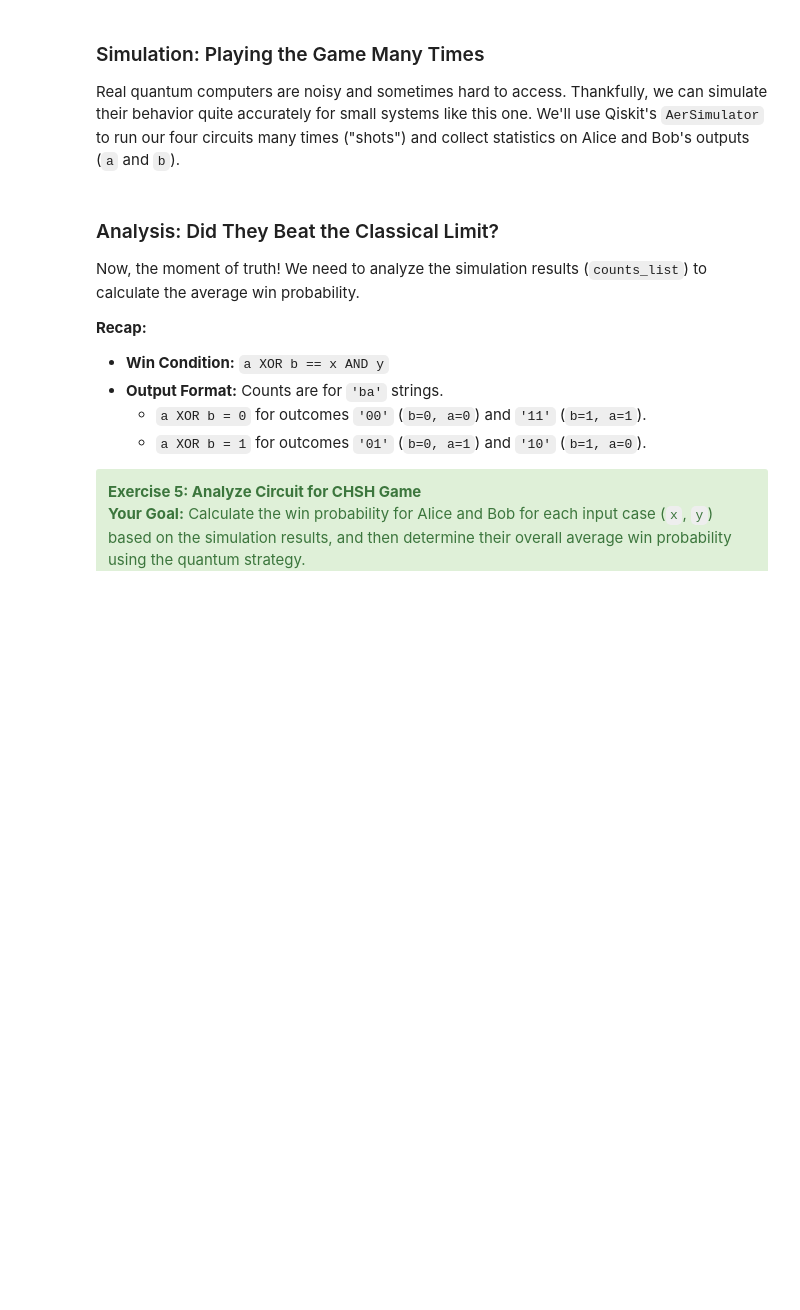
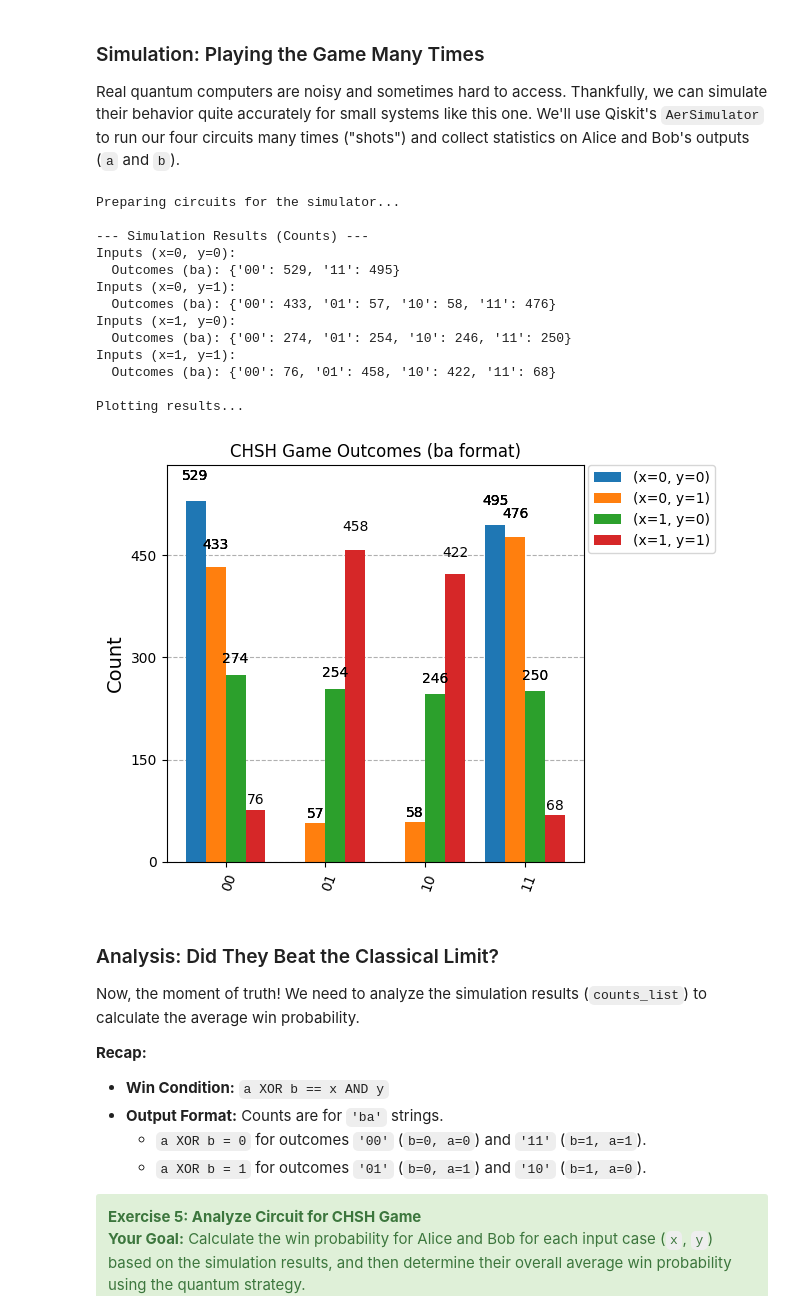
Before and after one commit to sepidi/qgss-2025, a Jupyter notebook: lab-1/lab1.ipynb, the cells around one changed output. Saved outputs shown, nothing was run; the diff lists cells and outputs as text; code cells hidden in the pictures; blank space fills up the shorter version.

```diff
--- a/lab-1/lab1.ipynb
+++ b/lab-1/lab1.ipynb
@@ -743,18 +768,24 @@ def create_chsh_circuit(x, y):
     # ---- TODO : Task 1 ---
     # Implement the gates to create the Bell state |Φ+> = (|00> + |11>)/sqrt(2).
 
-
+    qc.h(0)  # Apply Hadamard gate to qubit 0
+    qc.cx(0, 1)  # Apply CNOT gate with qubit 0 as control and qubit 1 as target
 
     # --- End of TODO ---
     qc.barrier()
     # Step 2a: Alice's measurement basis (X if x=1, Z if x=0)
     if x == 1:
         qc.h(0) # H for X-basis measurement
+    else:
+        qc.z(0)  # Z gate for Z-basis measurement
 
     ##  --- TODO: Task 2 ----
     # Step 2b: Bob's measurement basis
-
-
+    if y == 1:
+        qc.ry(np.pi/4, 1)  # Apply RY gate to qubit 1 for Y-basis measurement
+    else:
+        qc.z(1)  # Z gate for Z-basis measurement
+    # ry(theta, qubit, label=None)
 
 
     # --- End of TODO ---
@@ -791,32 +828,47 @@ else:
 Real quantum computers are noisy and sometimes hard to access. Thankfully, we can simulate their behavior quite accurately for small systems like this one. We'll use Qiskit's `AerSimulator` to run our four circuits many times ("shots") and collect statistics on Alice and Bob's outputs (`a` and `b`).
 # %%
 # AerSimulator (if not already defined)
-# backend = AerSimulator()
+backend = AerSimulator()
 # Pass manager (if not already defined)
-# pm = generate_preset_pass_manager(backend=backend, optimization_level=1)
+pm = generate_preset_pass_manager(backend=backend, optimization_level=1)
 
 SHOTS = 1024
 
 print("Preparing circuits for the simulator...")
 isa_qc_chsh = pm.run(circuits)
 
 sampler_chsh = Sampler(mode=backend) # SamplerV2
 job_chsh = sampler_chsh.run(isa_qc_chsh, shots=SHOTS)
 results_chsh = job_chsh.result()
 
 # SamplerV2: results_chsh[i].data.c.get_counts() where 'c' is the default name of classical register
 counts_list = [results_chsh[i].data.c.get_counts() for i in range(len(circuits))]
 
 print("\n--- Simulation Results (Counts) ---")
 for i, (x, y) in enumerate(input_pairs):
     print(f"Inputs (x={x}, y={y}):")
     sorted_counts = dict(sorted(counts_list[i].items()))
     print(f"  Outcomes (ba): {sorted_counts}")
 
 print("\nPlotting results...")
 display(plot_histogram(counts_list,
                        legend=[f'(x={x}, y={y})' for x, y in input_pairs],
                        title='CHSH Game Outcomes (ba format)'))
+# %% [output]
+Preparing circuits for the simulator...
+
+--- Simulation Results (Counts) ---
+Inputs (x=0, y=0):
+  Outcomes (ba): {'00': 529, '11': 495}
+Inputs (x=0, y=1):
+  Outcomes (ba): {'00': 433, '01': 57, '10': 58, '11': 476}
+Inputs (x=1, y=0):
+  Outcomes (ba): {'00': 274, '01': 254, '10': 246, '11': 250}
+Inputs (x=1, y=1):
+  Outcomes (ba): {'00': 76, '01': 458, '10': 422, '11': 68}
+
+Plotting results...
+[figure, added]
 # %% [markdown]
 ### Analysis: Did They Beat the Classical Limit?
 
```
Also changed, not shown: parts of 14 cells of this notebook, 1 other file.
